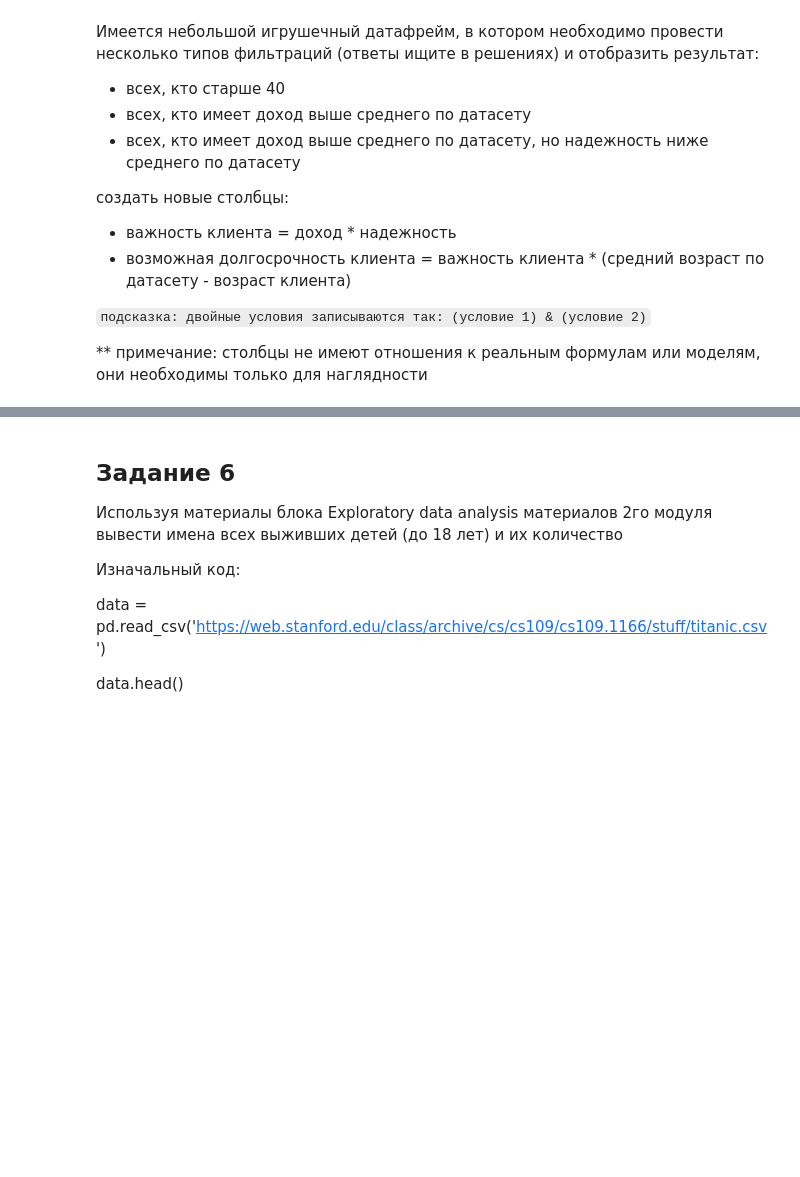
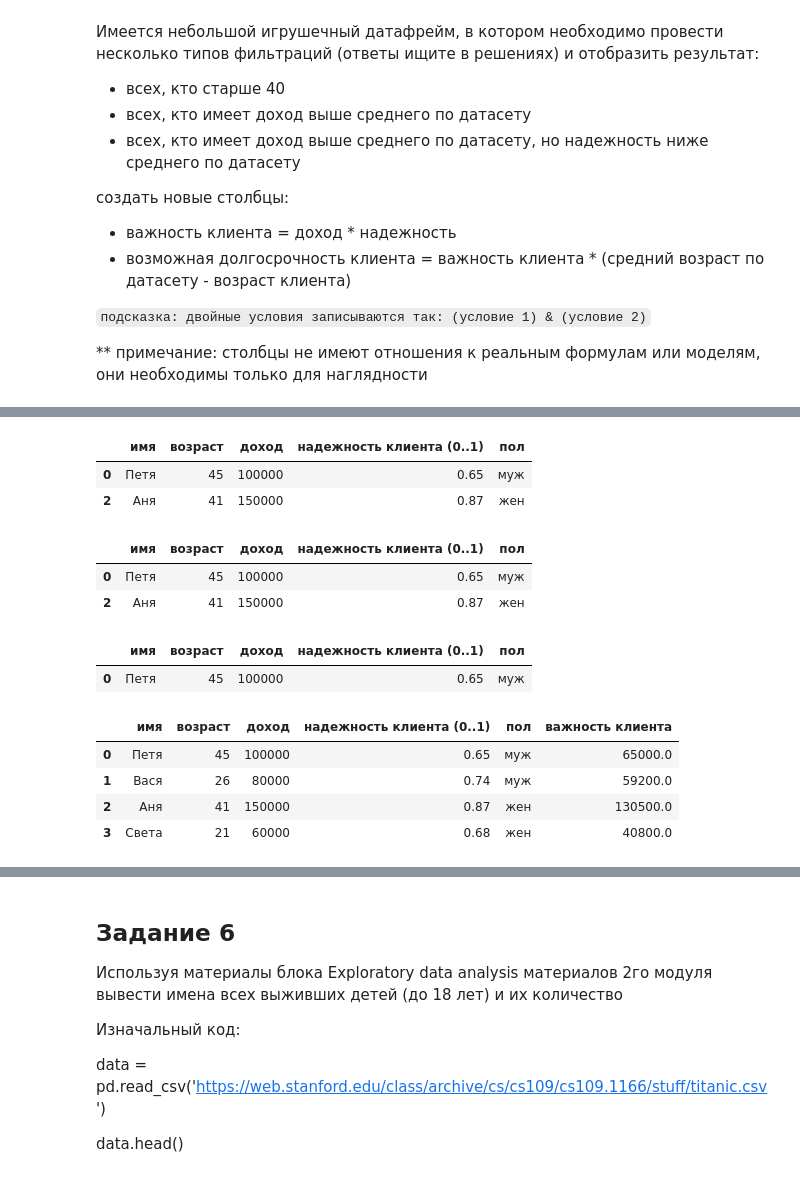
Before and after one commit to t0r1n88/stepic_prepod, a Jupyter notebook: Task 2.ipynb, the cells around one changed output, grey strips where cells are left out. Saved outputs shown, nothing was run; the diff lists cells and outputs as text; code cells hidden in the pictures; blank space fills up the shorter version.

```diff
--- a/Task 2.ipynb
+++ b/Task 2.ipynb
@@ -260,0 +264,30 @@ df = pd.DataFrame({
+# %%
+# все, кто старше 40
+df[df['возраст']>=40]
+# %% [output]
+|  | имя | возраст | доход | надежность клиента (0..1) | пол |
+| 0 | Петя | 45 | 100000 | 0.65 | муж |
+| 2 | Аня | 41 | 150000 | 0.87 | жен |
+# %%
+# все, кто имеет доход выше среднего по датасету
+df[df['доход']> df['доход'].mean()]
+# %% [output]
+|  | имя | возраст | доход | надежность клиента (0..1) | пол |
+| 0 | Петя | 45 | 100000 | 0.65 | муж |
+| 2 | Аня | 41 | 150000 | 0.87 | жен |
+# %%
+# все, кто имеет доход выше среднего по датасету, но надежность ниже среднего по датасету
+df[(df['доход'] > df['доход'].mean()) & (df['надежность клиента (0..1)'] < df['надежность клиента (0..1)'].mean())]
+# %% [output]
+|  | имя | возраст | доход | надежность клиента (0..1) | пол |
+| 0 | Петя | 45 | 100000 | 0.65 | муж |
+# %%
+# Создать новый столбец важность клиента = доход * надежность
+df['важность клиента'] = df['доход']*df['надежность клиента (0..1)']
+df
+# %% [output]
+|  | имя | возраст | доход | надежность клиента (0..1) | пол | важность клиента |
+| 0 | Петя | 45 | 100000 | 0.65 | муж | 65000.0 |
+| 1 | Вася | 26 | 80000 | 0.74 | муж | 59200.0 |
+| 2 | Аня | 41 | 150000 | 0.87 | жен | 130500.0 |
+| 3 | Света | 21 | 60000 | 0.68 | жен | 40800.0 |
```
Also changed, not shown: parts of 12 cells of this notebook.
